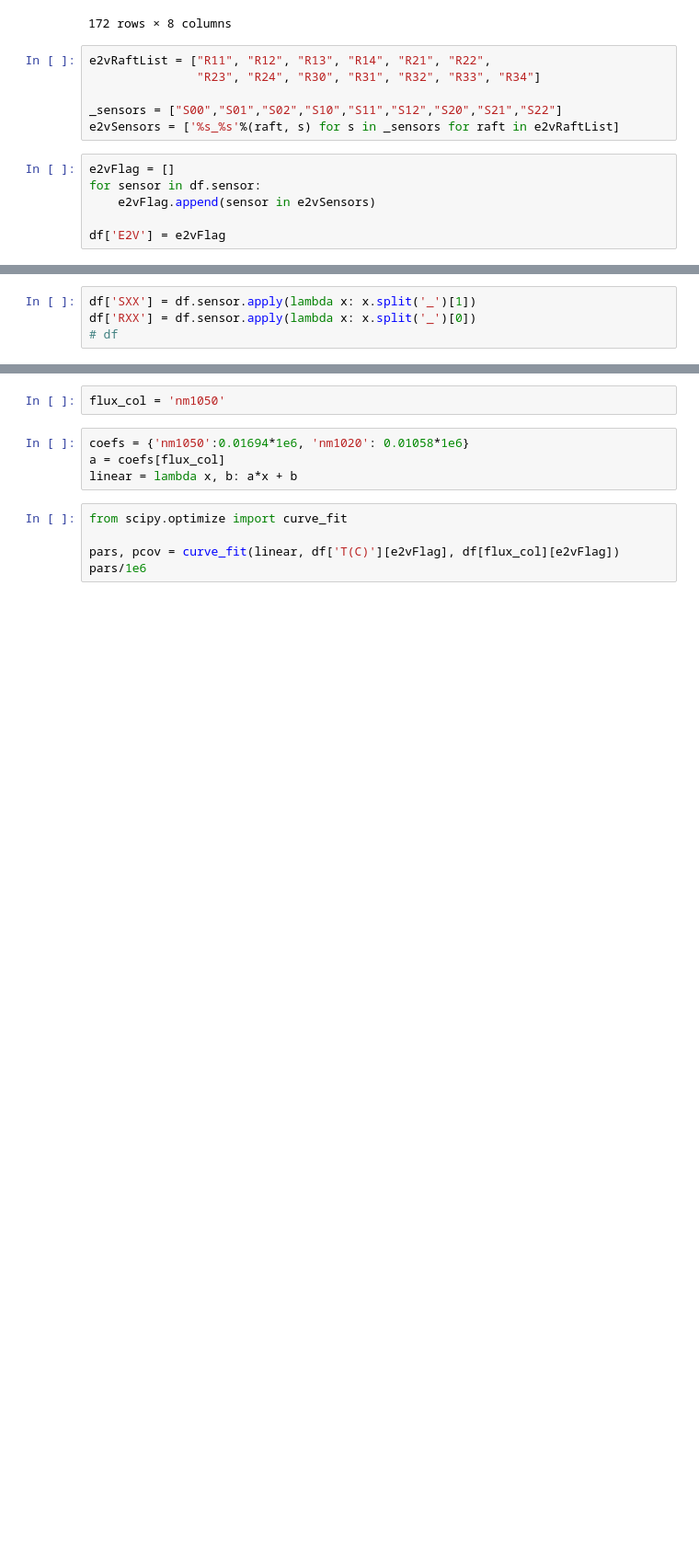
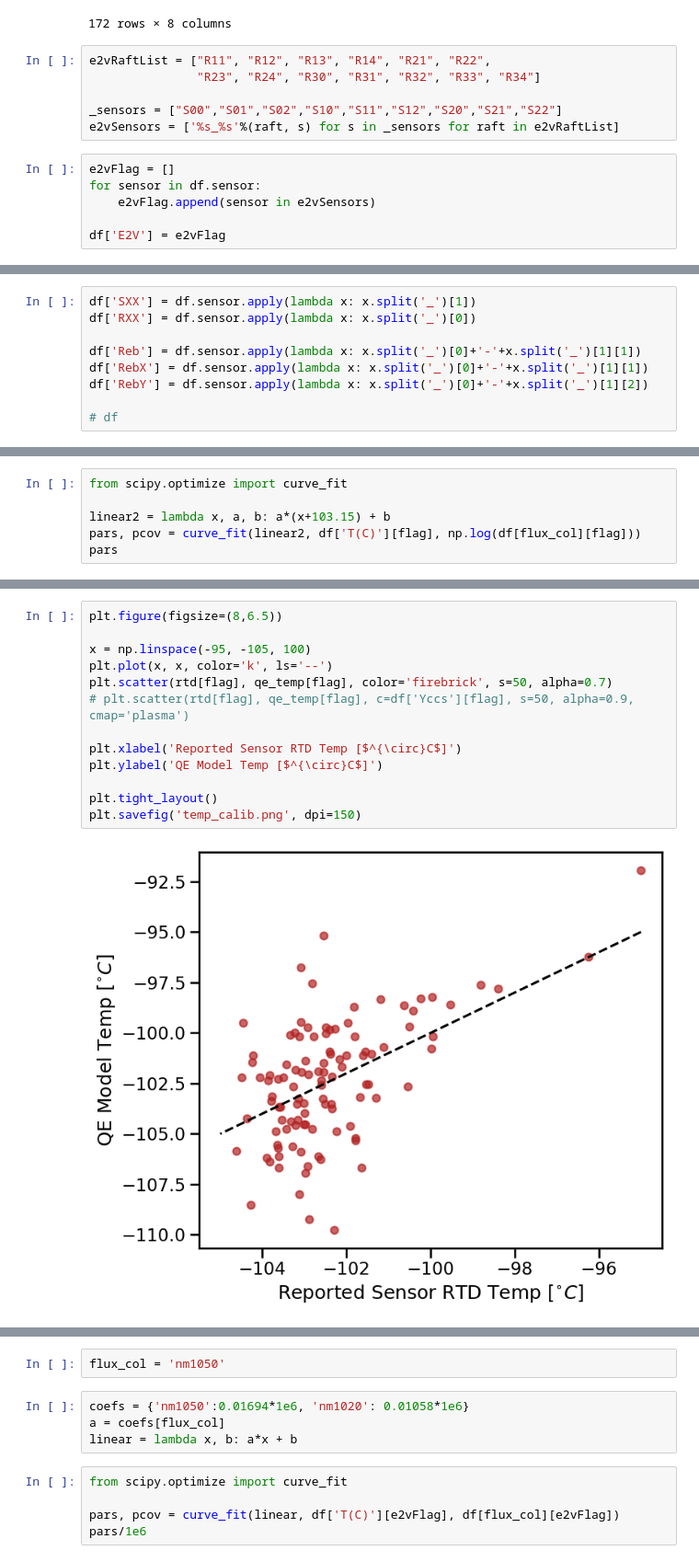
Before and after one commit to estevesjh/slacSummer2023, a Jupyter notebook: ccdTemp/1-QETemp-Calibration.ipynb, the cells around one changed output, grey strips where cells are left out. Shown at 92% size. Saved outputs shown, nothing was run; the diff lists cells and outputs as text; blank space fills up the shorter version.

```diff
--- a/ccdTemp/1-QETemp-Calibration.ipynb
+++ b/ccdTemp/1-QETemp-Calibration.ipynb
@@ -45,4 +61,9 @@ df['E2V'] = e2vFlag
 # %%
 df['SXX'] = df.sensor.apply(lambda x: x.split('_')[1])
 df['RXX'] = df.sensor.apply(lambda x: x.split('_')[0])
+
+df['Reb'] = df.sensor.apply(lambda x: x.split('_')[0]+'-'+x.split('_')[1][1])
+df['RebX'] = df.sensor.apply(lambda x: x.split('_')[0]+'-'+x.split('_')[1][1])
+df['RebY'] = df.sensor.apply(lambda x: x.split('_')[0]+'-'+x.split('_')[1][2])
+
 # df
@@ -61,0 +159,6 @@ https://confluence.slac.stanford.edu/display/LSSTCAM/Focal+Plane+Temperature+Con
+# %%
+from scipy.optimize import curve_fit
+
+linear2 = lambda x, a, b: a*(x+103.15) + b
+pars, pcov = curve_fit(linear2, df['T(C)'][flag], np.log(df[flux_col][flag]))
+pars
@@ -61,0 +234,15 @@ https://confluence.slac.stanford.edu/display/LSSTCAM/Focal+Plane+Temperature+Con
+# %%
+plt.figure(figsize=(8,6.5))
+
+x = np.linspace(-95, -105, 100)
+plt.plot(x, x, color='k', ls='--')
+plt.scatter(rtd[flag], qe_temp[flag], color='firebrick', s=50, alpha=0.7)
+# plt.scatter(rtd[flag], qe_temp[flag], c=df['Yccs'][flag], s=50, alpha=0.9, cmap='plasma')
+
+plt.xlabel('Reported Sensor RTD Temp [$^{\circ}C$]')
+plt.ylabel('QE Model Temp [$^{\circ}C$]')
+
+plt.tight_layout()
+plt.savefig('temp_calib.png', dpi=150)
+# %% [output]
+[figure, added]
```
Also changed, not shown: parts of 70 cells of this notebook, 22 other files.
